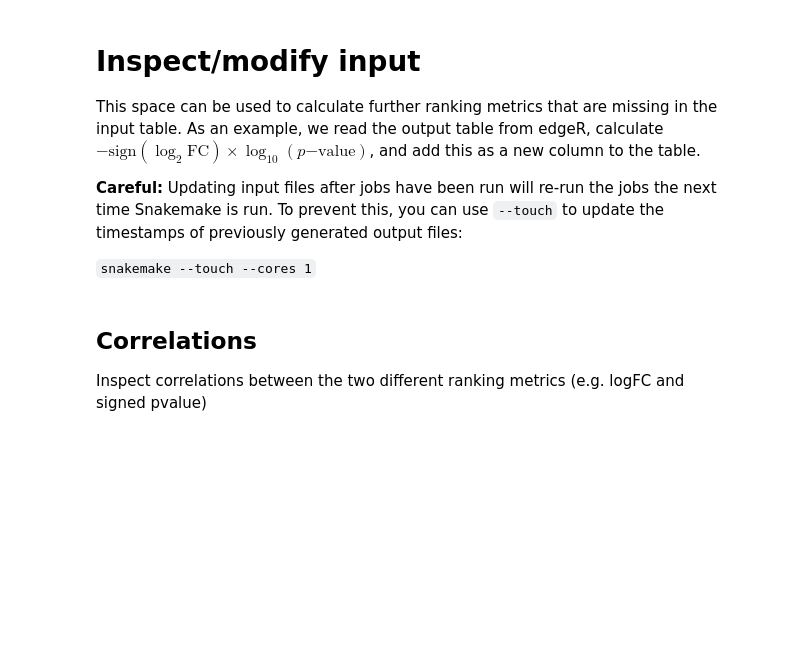
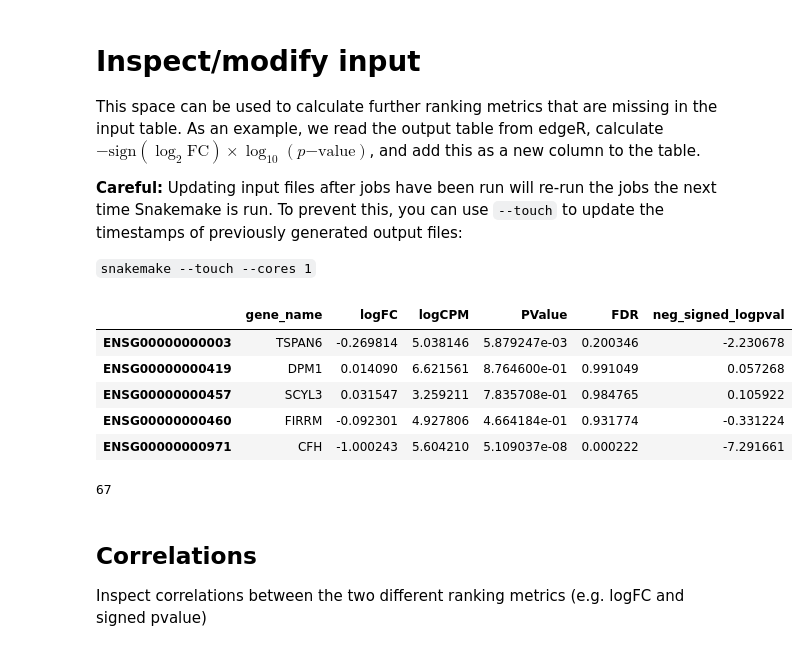
Before and after one commit to pdegen/SynEnrich, a Jupyter notebook: workflow/notebooks/main.ipynb, the cells around one changed output. Drawn from its saved outputs; the diff is of its cells as text; code cells hidden in the pictures; blank space fills up the shorter version.

```diff
--- a/workflow/notebooks/main.ipynb
+++ b/workflow/notebooks/main.ipynb
@@ -131,10 +136,27 @@ This space can be used to calculate further ranking metrics that are missing in
 # %%
 df = pd.read_csv(f"../../{input_file}", index_col=0)
 df["neg_signed_logpval"] = -np.sign(df["logFC"]) * np.log10(df["PValue"])
-display(df.head())
+display(df.sort_index().head())
 sig = df[df["FDR"]<0.01]
 print(len(sig))
+
+#df.index = df.sample(frac=1)
 #df.to_csv(f"../../{input_file}")
+
+# permute data
+# ix = list(range(len(df)))
+# np.random.shuffle(ix)
+# df.index = df.iloc[ix].index
+# df.sort_index()
+# df.to_csv(f"../../{input_file}")
+# %% [output]
+|  | gene_name | logFC | logCPM | PValue | FDR | neg_signed_logpval |
+| ENSG00000000003 | TSPAN6 | -0.269814 | 5.038146 | 5.879247e-03 | 0.200346 | -2.230678 |
+| ENSG00000000419 | DPM1 | 0.014090 | 6.621561 | 8.764600e-01 | 0.991049 | 0.057268 |
+| ENSG00000000457 | SCYL3 | 0.031547 | 3.259211 | 7.835708e-01 | 0.984765 | 0.105922 |
+| ENSG00000000460 | FIRRM | -0.092301 | 4.927806 | 4.664184e-01 | 0.931774 | -0.331224 |
+| ENSG00000000971 | CFH | -1.000243 | 5.604210 | 5.109037e-08 | 0.000222 | -7.291661 |
+67
 # %% [markdown]
 ## Correlations
 
```
Also changed, not shown: parts of 4 cells of this notebook, 5 other files.
